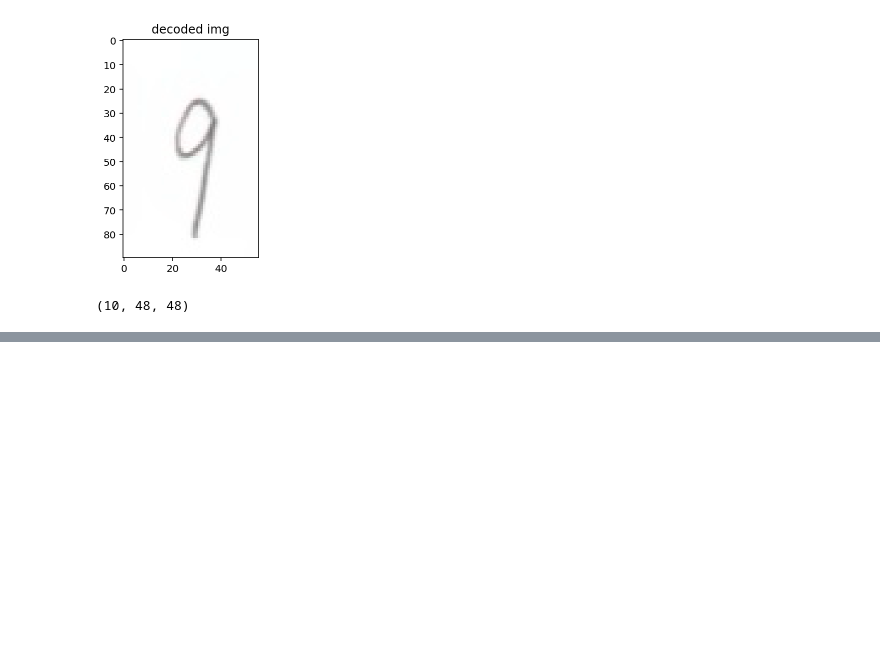
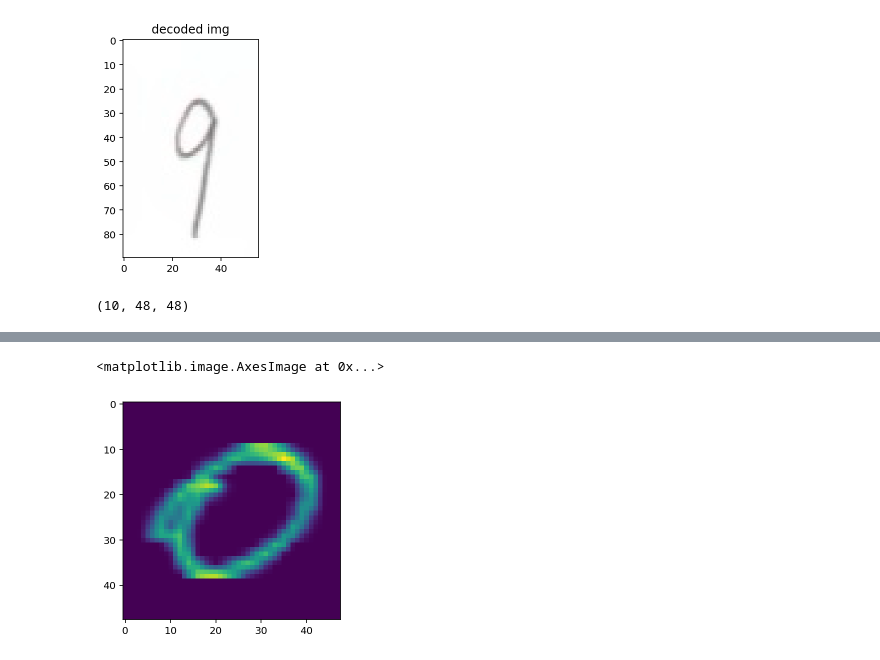
Before and after one commit to lianxiaolei/num-recognition-http, a Jupyter notebook: notebook/answer_card_studentnum.ipynb, the cells around one changed output, grey strips where cells are left out. Saved outputs shown, nothing was run; the diff lists cells and outputs as text; code cells hidden in the pictures; blank space fills up the shorter version.

```diff
--- a/notebook/answer_card_studentnum.ipynb
+++ b/notebook/answer_card_studentnum.ipynb
@@ -481,0 +520,10 @@ np.array(data).shape
+# %%
+img = cv2.imread('testimg/%s/%s.jpg' % (0, 1), cv2.IMREAD_GRAYSCALE)
+img = (255 - img) / 255.0
+img[img < 0.12] = 0.0
+img = cv2.resize(img, (48, 48))
+sub_img = preprocessing(img)
+plt.imshow(sub_img)
+# %% [output]
+<matplotlib.image.AxesImage at 0x...>
+[figure, added]
```
Also changed, not shown: parts of 8 cells of this notebook, 1 other file.
